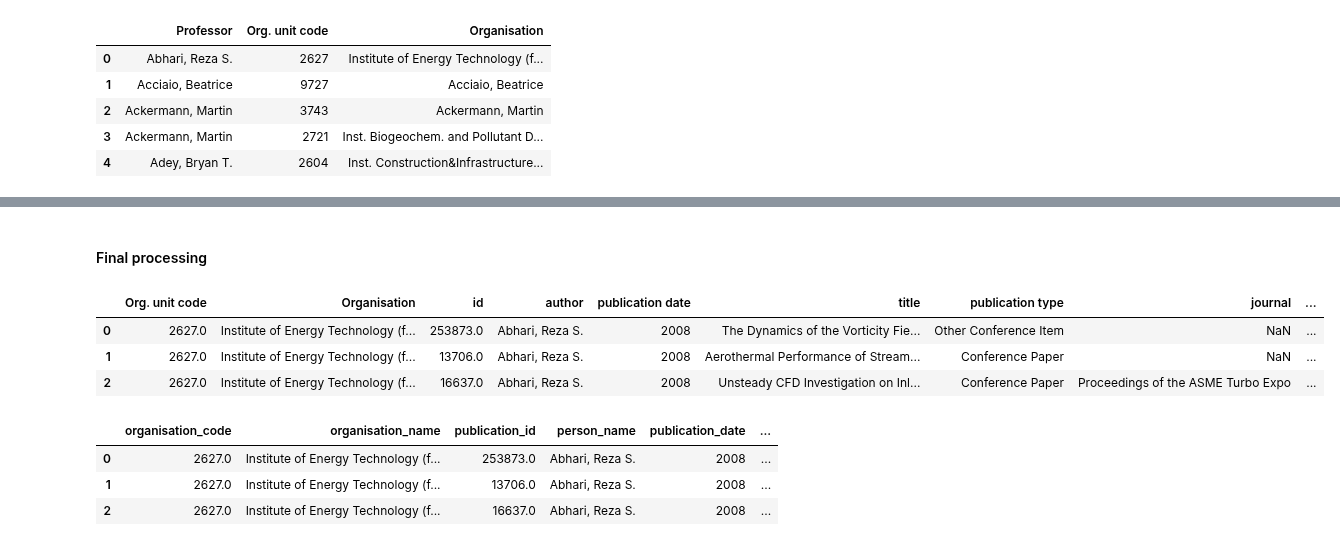
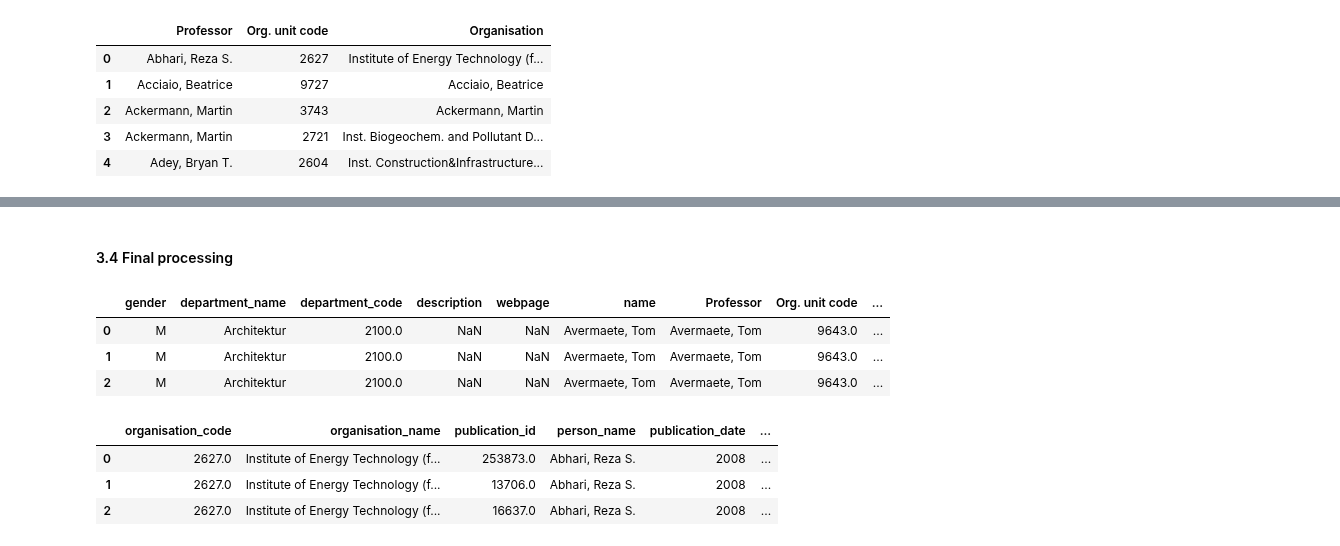
Before and after one commit to GiuliaLanzillotta/ETH_SEARCH, a Jupyter notebook: Data import.ipynb, the cells around one changed output, grey strips where cells are left out. Saved outputs shown, nothing was run; the diff lists cells and outputs as text; code cells hidden in the pictures.

```diff
--- a/Data import.ipynb
+++ b/Data import.ipynb
@@ -141,0 +171,3 @@ rc_m.head()
+# %%
+# producing single name column
+ar["Name"] = ar["FAMNAME"] + ", " + ar["VORNAME"]
@@ -141,0 +177,9 @@ rc_m.head()
+# %%
+# projecting into interesting columns
+# Should we keep the "FORSCHUNGSGEBIET_E" column? 396 values are NaN (circa 70%)
+# same goes for the Homepage (btw 60-70% NaN)
+ar_p = ar[["ANREDE","DEPARTEMENT_NAME","DEPARTEMENT_LEITZAHL","FORSCHUNGSGEBIET_E","HOMEPAGE","Name"]]
+# %%
+# Renaming the columns
+ar_p.columns = ["gender","department_name","department_code","description","webpage","name"]
+ar_p.head(3)
@@ -141,0 +191,4 @@ rc_m.head()
+# %%
+# finally merging
+rc_m = ar_p.merge(rc_m,how="outer",left_on="name",right_on="author")
+rc_m.head(3)
@@ -142,12 +277,11 @@ rc_m.head()
 # %% [markdown]
-#### Final processing
+#### 3.4 Final processing
 # %%
 # creating boolean column to signal if the author is a professor
 rc_m["is_professor"] = rc_m["author"]==rc_m["Professor"]
-rc_m = rc_m[rc_m.columns[1:]]
 rc_m.head(3)
 # %% [output]
-|  | Org. unit code | Organisation | id | author | publication date | title | publication type | journal | ... |
-| 0 | 2627.0 | Institute of Energy Technology (f... | 253873.0 | Abhari, Reza S. | 2008 | The Dynamics of the Vorticity Fie... | Other Conference Item | NaN | ... |
-| 1 | 2627.0 | Institute of Energy Technology (f... | 13706.0 | Abhari, Reza S. | 2008 | Aerothermal Performance of Stream... | Conference Paper | NaN | ... |
-| 2 | 2627.0 | Institute of Energy Technology (f... | 16637.0 | Abhari, Reza S. | 2008 | Unsteady CFD Investigation on Inl... | Conference Paper | Proceedings of the ASME Turbo Expo | ... |
+|  | gender | department_name | department_code | description | webpage | name | Professor | Org. unit code | ... |
+| 0 | M | Architektur | 2100.0 | NaN | NaN | Avermaete, Tom | Avermaete, Tom | 9643.0 | ... |
+| 1 | M | Architektur | 2100.0 | NaN | NaN | Avermaete, Tom | Avermaete, Tom | 9643.0 | ... |
+| 2 | M | Architektur | 2100.0 | NaN | NaN | Avermaete, Tom | Avermaete, Tom | 9643.0 | ... |
```
Also changed, not shown: parts of 23 cells of this notebook.
